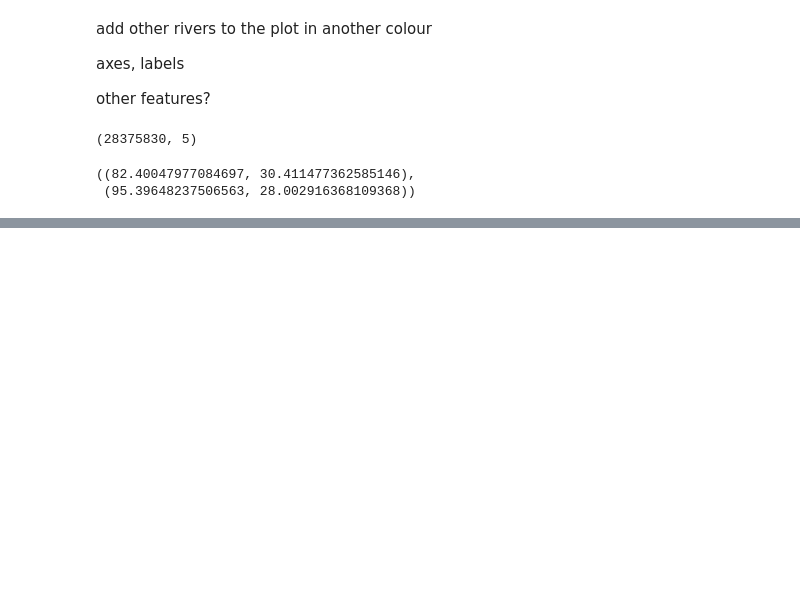
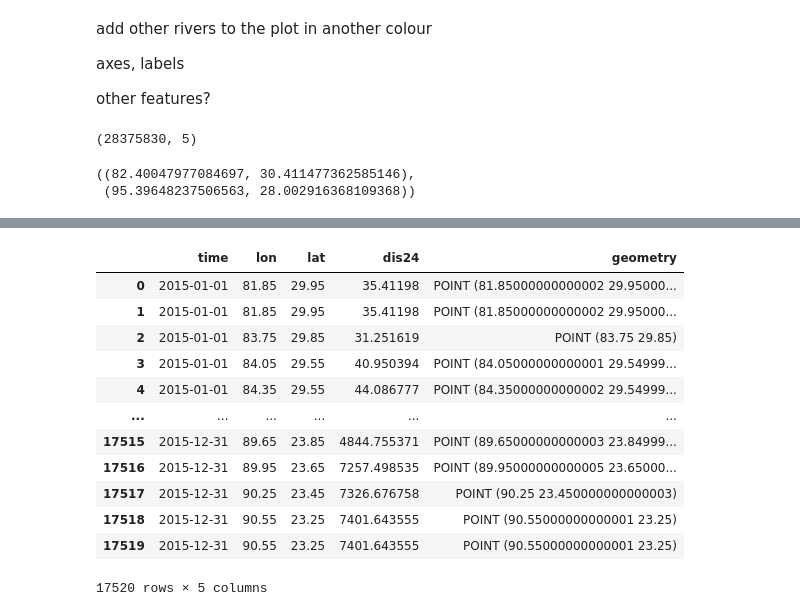
Before and after one commit to PaulNitschke/DS-Brahmaputra-River, a Jupyter notebook: notebooks/geo_exploration.ipynb, the cells around one changed output, grey strips where cells are left out. Saved outputs shown, nothing was run; the diff lists cells and outputs as text; code cells hidden in the pictures; blank space fills up the shorter version.

```diff
--- a/notebooks/geo_exploration.ipynb
+++ b/notebooks/geo_exploration.ipynb
@@ -129,3 +130,49 @@ filtered_df.shape
 # Function to calculate distance between two points
 def calculate_distance(point1, point2):
     return point1.distance(point2)
+# %%
+# Create an empty DataFrame to store the closest points
+closest_points = pd.DataFrame(columns=filtered_df.columns)
+
+# Iterate over each unique day in the 'time' column
+for day, one_day_data in filtered_df.groupby(filtered_df['time'].dt.to_period('D')):
+    # Create a BallTree for the current day's data
+    tree = BallTree(one_day_data['geometry'].apply(lambda x: [x.coords[0][0], x.coords[0][1]]).tolist())
+
+    # Find the closest points in one_day_data to each point in river_points
+    for true_coord in river_points:
+        true_point = Point(true_coord)
+        _, ind = tree.query([[true_point.x, true_point.y]], k=5)  # Find 5 nearest neighbors
+
+        # Check if ind array is not empty
+        if len(ind) > 0:
+            # Choose the closest point among the 5 nearest neighbors
+            min_distance = float('inf')
+            closest_row = None
+
+            for i in ind[0]:
+                distance = calculate_distance(one_day_data.iloc[i]['geometry'], true_point)
+                if distance < min_distance:
+                    min_distance = distance
+                    closest_row = one_day_data.iloc[i]
+
+            #closest_points = closest_points.append(closest_row, ignore_index=True)
+            closest_points.loc[len(closest_points.index)] = closest_row
+# %%
+closest_points['time'] = pd.to_datetime(closest_points['time'])
+closest_points['time'] = closest_points['time'].dt.date
+closest_points
+# %% [output]
+|  | time | lon | lat | dis24 | geometry |
+| 0 | 2015-01-01 | 81.85 | 29.95 | 35.41198 | POINT (81.85000000000002 29.95000... |
+| 1 | 2015-01-01 | 81.85 | 29.95 | 35.41198 | POINT (81.85000000000002 29.95000... |
+| 2 | 2015-01-01 | 83.75 | 29.85 | 31.251619 | POINT (83.75 29.85) |
+| 3 | 2015-01-01 | 84.05 | 29.55 | 40.950394 | POINT (84.05000000000001 29.54999... |
+| 4 | 2015-01-01 | 84.35 | 29.55 | 44.086777 | POINT (84.35000000000002 29.54999... |
+| ... | ... | ... | ... | ... | ... |
+| 17515 | 2015-12-31 | 89.65 | 23.85 | 4844.755371 | POINT (89.65000000000003 23.84999... |
+| 17516 | 2015-12-31 | 89.95 | 23.65 | 7257.498535 | POINT (89.95000000000005 23.65000... |
+| 17517 | 2015-12-31 | 90.25 | 23.45 | 7326.676758 | POINT (90.25 23.450000000000003) |
+| 17518 | 2015-12-31 | 90.55 | 23.25 | 7401.643555 | POINT (90.55000000000001 23.25) |
+| 17519 | 2015-12-31 | 90.55 | 23.25 | 7401.643555 | POINT (90.55000000000001 23.25) |
+17520 rows × 5 columns
```
Also changed, not shown: parts of 16 cells of this notebook.
